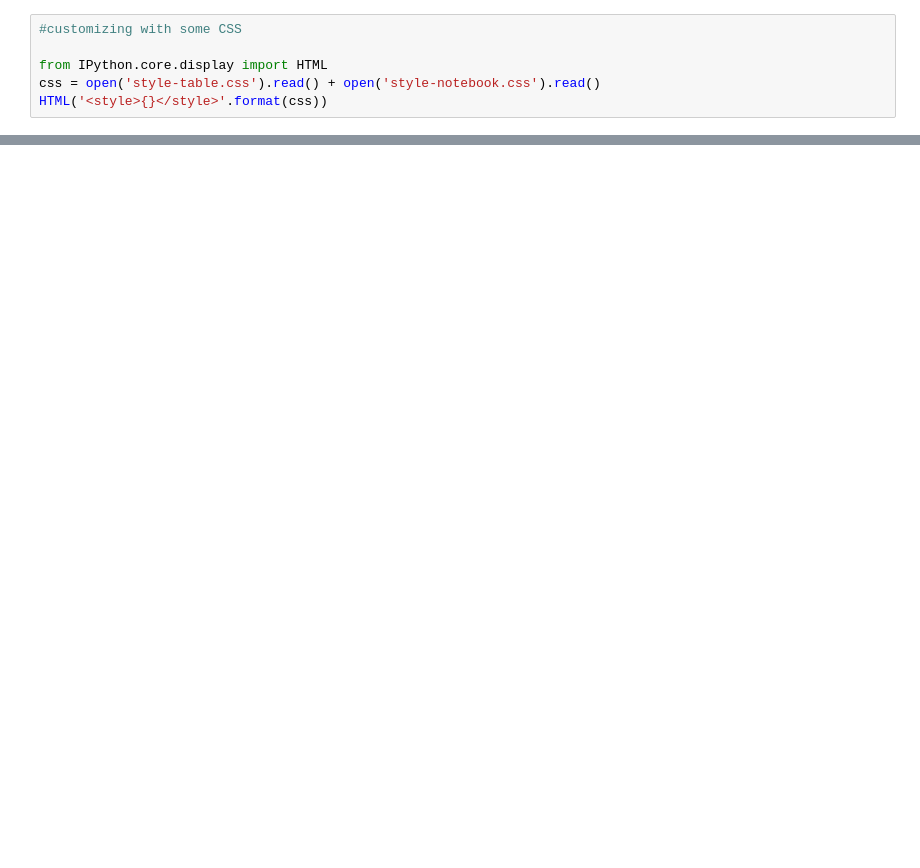
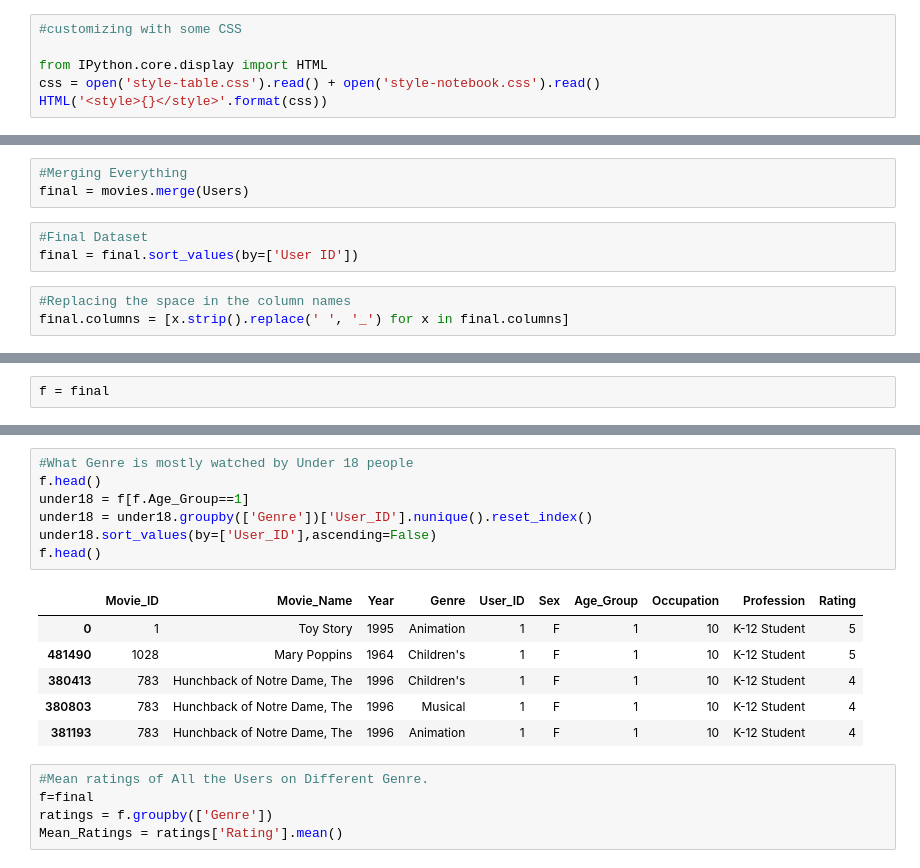
Before and after one commit to ac3gam3r/SpringBoard_Mohan, a Jupyter notebook: Recommendation System/Recommendation System.ipynb, the cells around one changed output, grey strips where cells are left out. Saved outputs shown, nothing was run; the diff lists cells and outputs as text; blank space fills up the shorter version.

```diff
--- a/Recommendation System/Recommendation System.ipynb
+++ b/Recommendation System/Recommendation System.ipynb
@@ -127,0 +91,9 @@ users.head(100)
+# %%
+#Merging Everything
+final = movies.merge(Users)
+# %%
+#Final Dataset
+final = final.sort_values(by=['User ID'])
+# %%
+#Replacing the space in the column names
+final.columns = [x.strip().replace(' ', '_') for x in final.columns]
@@ -127,0 +109,2 @@ users.head(100)
+# %%
+f = final
@@ -127,0 +245,19 @@ users.head(100)
+# %%
+#What Genre is mostly watched by Under 18 people
+f.head()
+under18 = f[f.Age_Group==1]
+under18 = under18.groupby(['Genre'])['User_ID'].nunique().reset_index()
+under18.sort_values(by=['User_ID'],ascending=False)
+f.head()
+# %% [output]
+|  | Movie_ID | Movie_Name | Year | Genre | User_ID | Sex | Age_Group | Occupation | Profession | Rating |
+| 0 | 1 | Toy Story | 1995 | Animation | 1 | F | 1 | 10 | K-12 Student | 5 |
+| 481490 | 1028 | Mary Poppins | 1964 | Children's | 1 | F | 1 | 10 | K-12 Student | 5 |
+| 380413 | 783 | Hunchback of Notre Dame, The | 1996 | Children's | 1 | F | 1 | 10 | K-12 Student | 4 |
+| 380803 | 783 | Hunchback of Notre Dame, The | 1996 | Musical | 1 | F | 1 | 10 | K-12 Student | 4 |
+| 381193 | 783 | Hunchback of Notre Dame, The | 1996 | Animation | 1 | F | 1 | 10 | K-12 Student | 4 |
+# %%
+#Mean ratings of All the Users on Different Genre.
+f=final
+ratings = f.groupby(['Genre'])
+Mean_Ratings = ratings['Rating'].mean()
```
Also changed, not shown: parts of 26 cells of this notebook.
